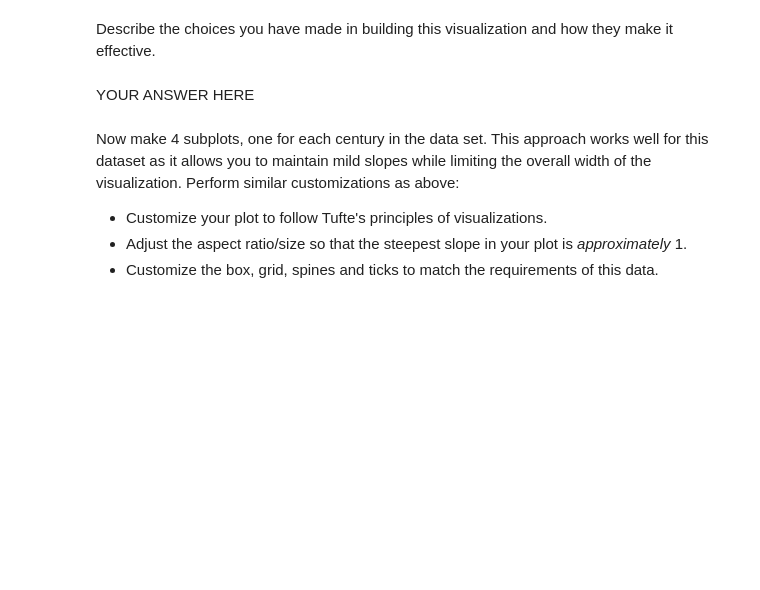
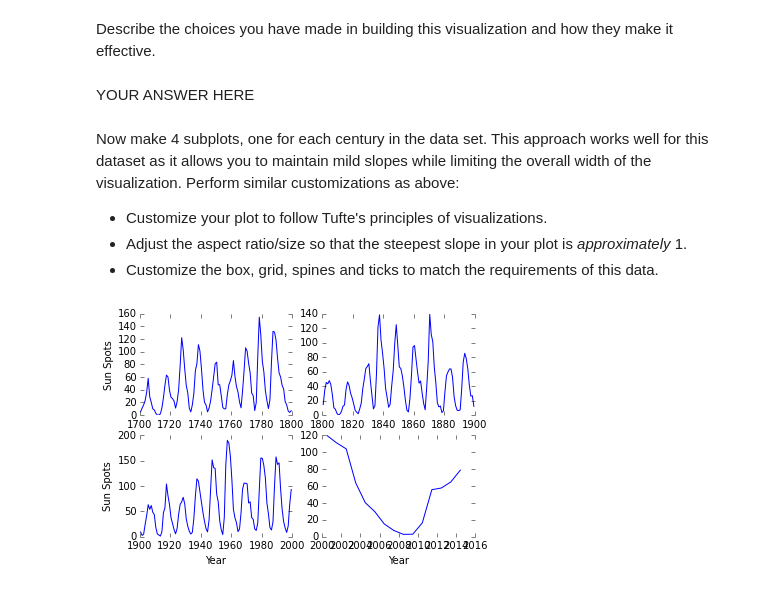
Before and after one commit to sraejones/phys202-2015-work, a Jupyter notebook: assignments/assignment04/MatplotlibEx01.ipynb, the cells around one changed output. Drawn from its saved outputs; the diff is of its cells as text; code cells hidden in the pictures; blank space fills up the shorter version.

```diff
--- a/assignments/assignment04/MatplotlibEx01.ipynb
+++ b/assignments/assignment04/MatplotlibEx01.ipynb
@@ -50,2 +67,32 @@ raise NotImplementedError()
+# %%
+year_3 = year[200:300]
+# %%
+ssc_3 = ssc[200:300]
+# %%
+year_4 = year[300:315]
+# %%
+ssc_4 = ssc[300:315]
+# %%
+plt.subplot(2,2,1)
+plt.plot(year_1, ssc_1)
+plt.ylabel('Sun Spots')
+plt.box(False)
+
+plt.subplot(2,2,2)
+plt.plot(year_2, ssc_2)
+plt.box(False)
+
+plt.subplot(2,2,3)
+plt.plot(year_3, ssc_3)
+plt.xlabel('Year')
+plt.ylabel('Sun Spots')
+plt.box(False)
+
+plt.subplot(2,2,4)
+plt.plot(year_4, ssc_4)
+plt.xlabel('Year')
+plt.box(False)
+# %% [output]
+[figure, added]
 # %%
 assert True # leave for grading
```
Also changed, not shown: parts of 9 cells of this notebook, 4 other files.
